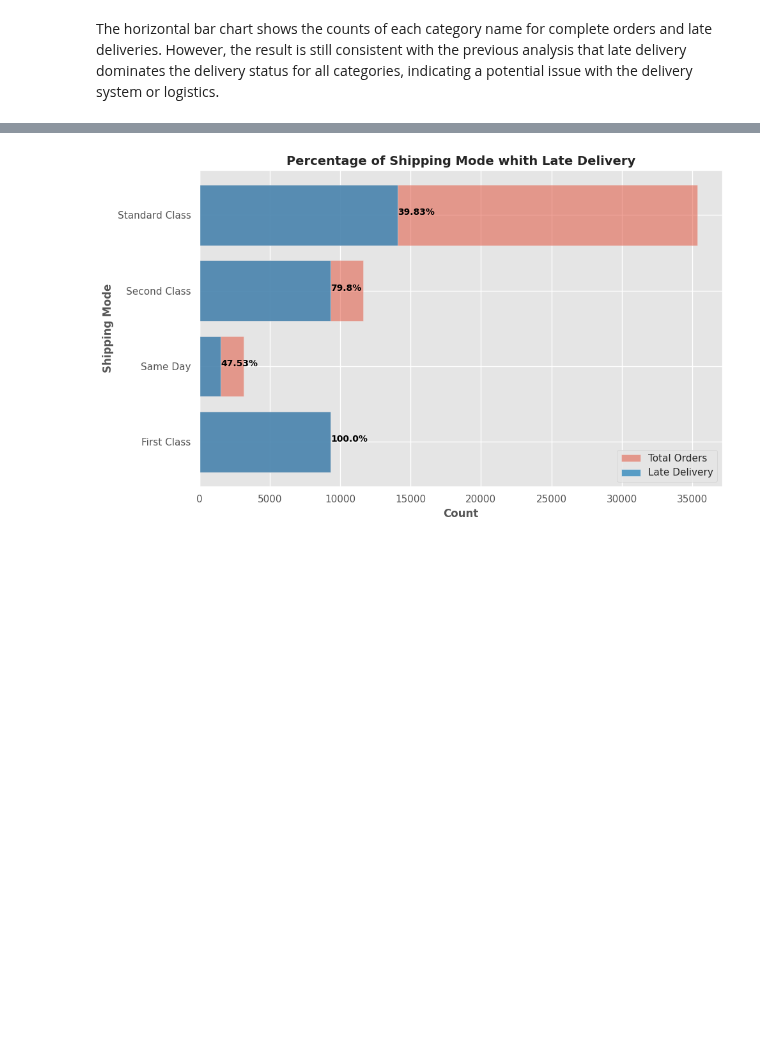
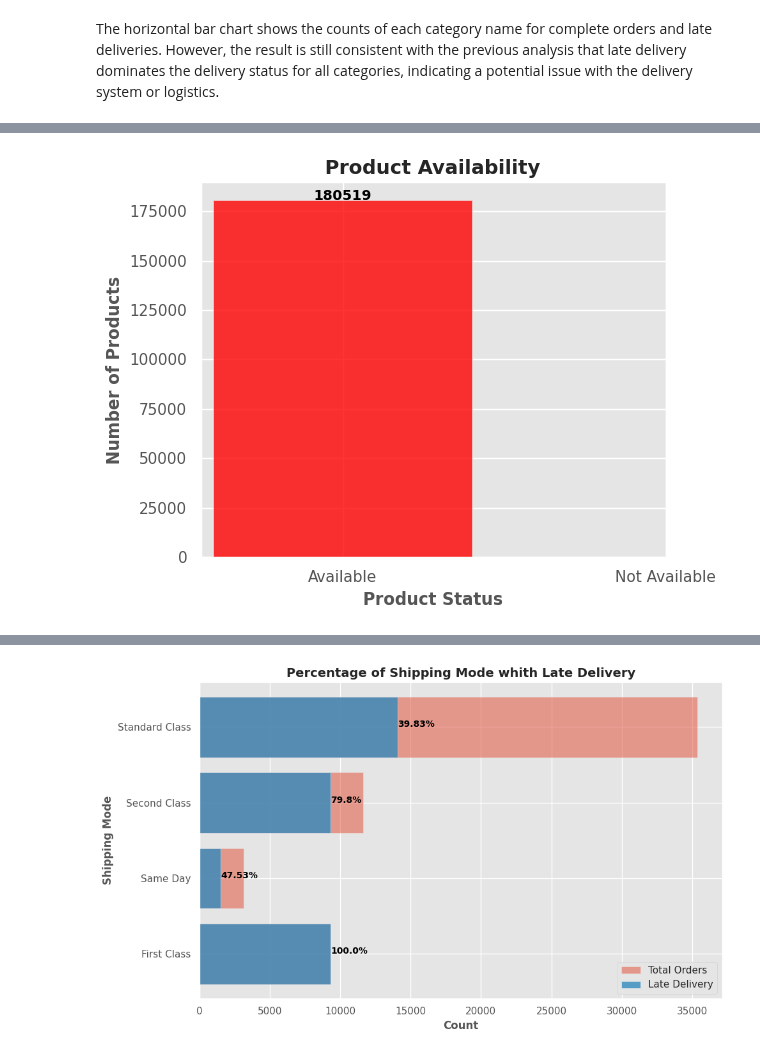
Before and after one commit to azamaufar/supplychainDA, a Jupyter notebook: EDA_Supply_Chain_Data.ipynb, the cells around one changed output, grey strips where cells are left out. Drawn from its saved outputs; the diff is of its cells as text; code cells hidden in the pictures; blank space fills up the shorter version.

```diff
--- a/EDA_Supply_Chain_Data.ipynb
+++ b/EDA_Supply_Chain_Data.ipynb
@@ -479,0 +476,21 @@ To determine the root cause of the high late delivery rate for all regions and c
+# %%
+# group the data by product status and count the number of products
+product_status_counts = df['Product Status'].value_counts()
+
+# create a bar chart
+plt.bar(product_status_counts.index, product_status_counts.values, color=['red', 'green'], alpha=0.8)
+
+# add labels and title
+plt.title('Product Availability', fontsize=14, fontweight='bold', loc='center')
+plt.xlabel('Product Status', fontweight='bold')
+plt.ylabel('Number of Products', fontweight='bold')
+plt.xticks([0, 1], ['Available', 'Not Available'])
+
+# add text labels for each bar
+for i, v in enumerate(product_status_counts.values):
+    plt.text(i, v+50, str(v), color='black', ha='center', fontweight='bold')
+
+plt.tight_layout()
+plt.show()
+# %% [output]
+[figure, added]
```
Also changed, not shown: parts of 10 cells of this notebook, 3 other files.
